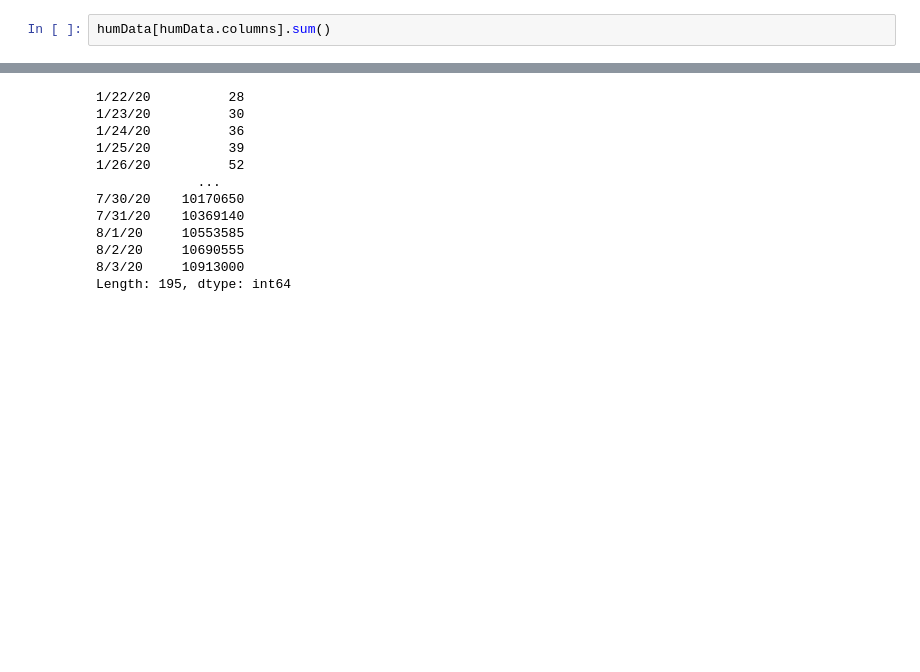
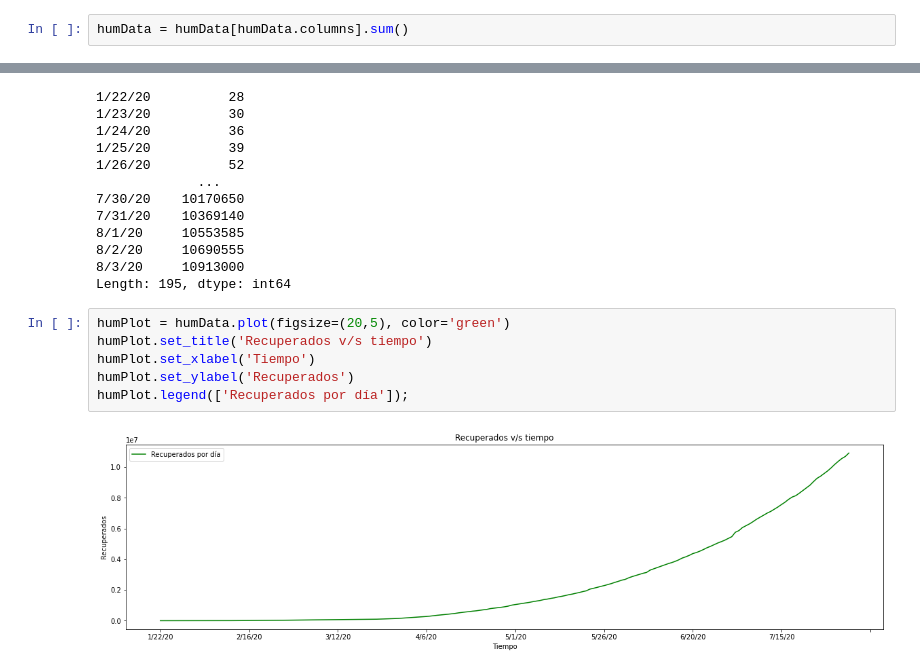
Before and after one commit to Tisks/Covid-Big-Data, a Jupyter notebook: Grafico_Mundial_2.ipynb, the cells around one changed output, grey strips where cells are left out. Saved outputs shown, nothing was run; the diff lists cells and outputs as text; blank space fills up the shorter version.

Commit message:
Initial Plot for HumData

```diff
--- a/Grafico_Mundial_2.ipynb
+++ b/Grafico_Mundial_2.ipynb
@@ -41,4 +41,4 @@ johnHData
 | 252 | 0 | 0 | 0 | 0 | 0 | 0 | 0 | 0 | 0 | 0 | 0 | ... |
 253 rows × 195 columns
 # %%
-humData[humData.columns].sum()
+humData = humData[humData.columns].sum()
@@ -70,3 +57,11 @@ johnHData[johnHData.columns].sum()
 8/2/20     10690555
 8/3/20     10913000
 Length: 195, dtype: int64
+# %%
+humPlot = humData.plot(figsize=(20,5), color='green')
+humPlot.set_title('Recuperados v/s tiempo')
+humPlot.set_xlabel('Tiempo')
+humPlot.set_ylabel('Recuperados')
+humPlot.legend(['Recuperados por día']);
+# %% [output]
+[figure, added]
```
Also changed, not shown: parts of 2 cells of this notebook.
